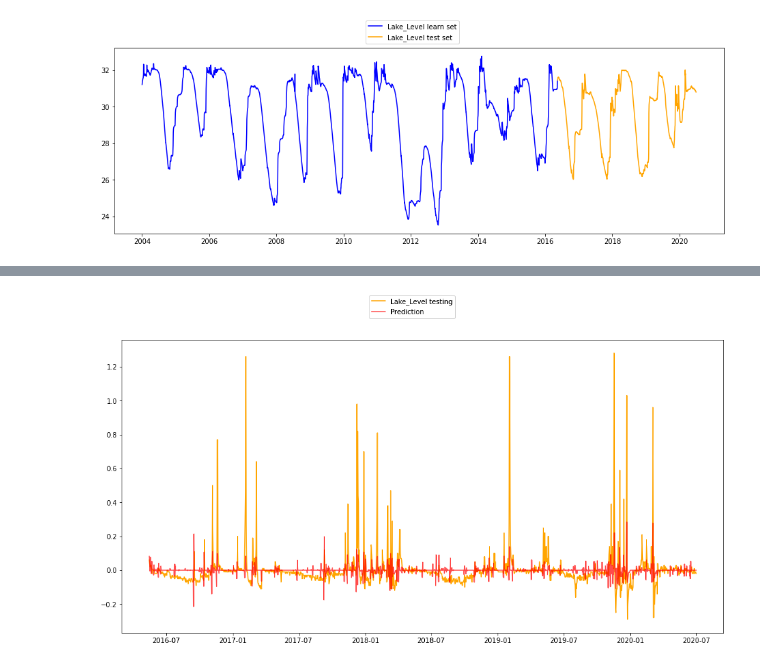
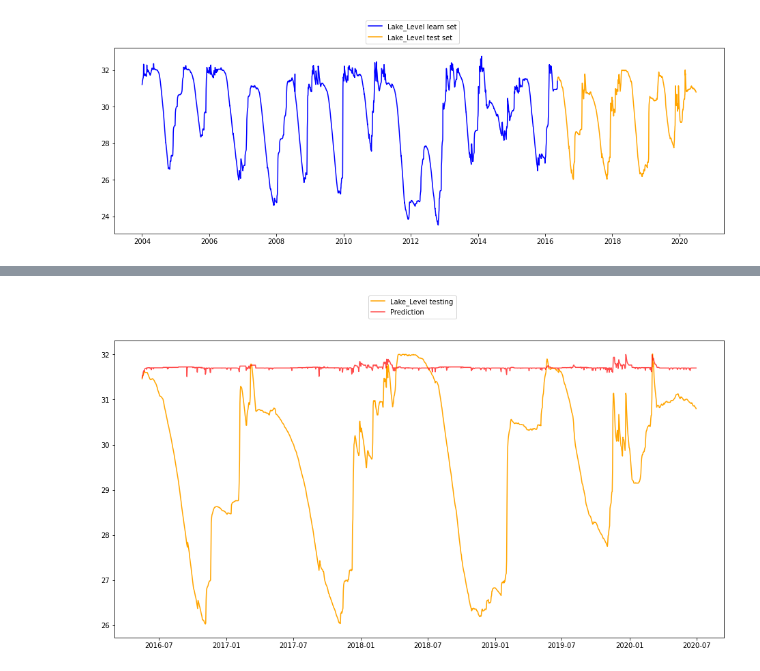
Before and after one commit to KlemenKozelj/master_thesis, a Jupyter notebook: 02_Lake_Bilancino_Time_Series.ipynb, the cells around one changed output, grey strips where cells are left out. Saved outputs shown, nothing was run; the diff lists cells and outputs as text; code cells hidden in the pictures.

```diff
--- a/02_Lake_Bilancino_Time_Series.ipynb
+++ b/02_Lake_Bilancino_Time_Series.ipynb
@@ -263,39 +294,39 @@ df_learn.head(5)
 # %%
-model = SARIMAX(
-    df_learn.Lake_Level_ret,
-    order=(1, 0, 1),
-    season=(1, 0, 1, 365),
-    exog = df_learn[['Rainfall_Cavallina', 'Flow_Rate']],
-)
-
-model_fit = model.fit()
-
-print(model_fit.summary())
-
-# predictions = model_fit.forecast(
-#     steps=len(df_test),
-#     exog = df_test[['Rainfall_Cavallina','Flow_Rate']]
+# model = SARIMAX(
+#     df_learn.Lake_Level,
+#     order=(1, 1, 1),
+#     season=(1, 1, 1, 365),
+#     exog = df_learn[['Rainfall_Cavallina', 'Flow_Rate']],
 # )
 
-start_date=df_test.index[0].strftime('%Y-%m-%d')
-end_date=df_test.index[-1].strftime('%Y-%m-%d')
-# start_date='2016-05-16'
-# end_date='2020-06-30'
+# model_fit = model.fit()
 
-predictions = model_fit.predict(
-    start=start_date,
-    end=end_date,
-    dynamic=True,
-    exog=df_test[['Rainfall_Cavallina','Flow_Rate']][start_date:end_date]
-)
+# print(model_fit.summary())
 
-print(predictions)
+# # predictions = model_fit.forecast(
+# #     steps=len(df_test),
+# #     exog = df_test[['Rainfall_Cavallina','Flow_Rate']]
+# # )
 
-fig, ax = plt.subplots(1, 1, figsize=(16, 8))
-# ax.plot(model_fit.fittedvalues[1:], color='blue', label='Lake_Level learning')
-ax.plot(df_test['Lake_Level_ret'], color='orange', label='Lake_Level testing')
-ax.plot(predictions, color='red', label='Prediction', alpha=0.7)
-fig.legend(loc='upper center');
+# start_date=df_test.index[0].strftime('%Y-%m-%d')
+# end_date=df_test.index[-1].strftime('%Y-%m-%d')
+# # start_date='2016-05-16'
+# # end_date='2020-06-30'
+
+# predictions = model_fit.predict(
+#     start=start_date,
+#     end=end_date,
+#     dynamic=True,
+#     exog=df_test[['Rainfall_Cavallina','Flow_Rate']][start_date:end_date]
+# )
+
+# print(predictions)
+
+# fig, ax = plt.subplots(1, 1, figsize=(16, 8))
+# # ax.plot(model_fit.fittedvalues[1:], color='blue', label='Lake_Level learning')
+# ax.plot(df_test['Lake_Level'], color='orange', label='Lake_Level testing')
+# ax.plot(predictions, color='red', label='Prediction', alpha=0.7)
+# fig.legend(loc='upper center');
 # %% [output]
                                SARIMAX Results
 ==============================================================================
@@ -316,2 +347,2 @@ Covariance Type:                  opg
 Freq: D, Name: predicted_mean, Length: 1507, dtype: float64
-[figure, old version]
+[figure, new version]
```
Also changed, not shown: parts of 8 cells of this notebook.
